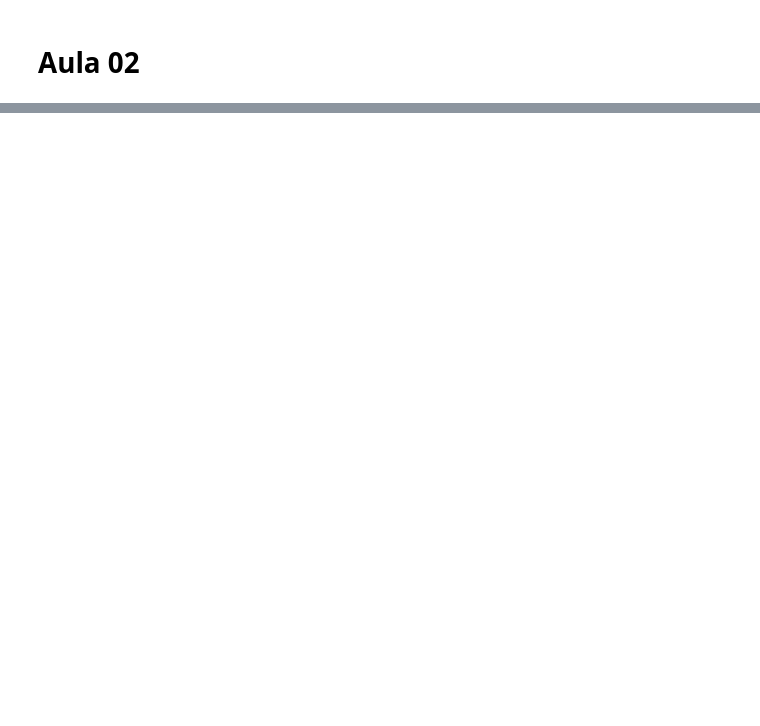
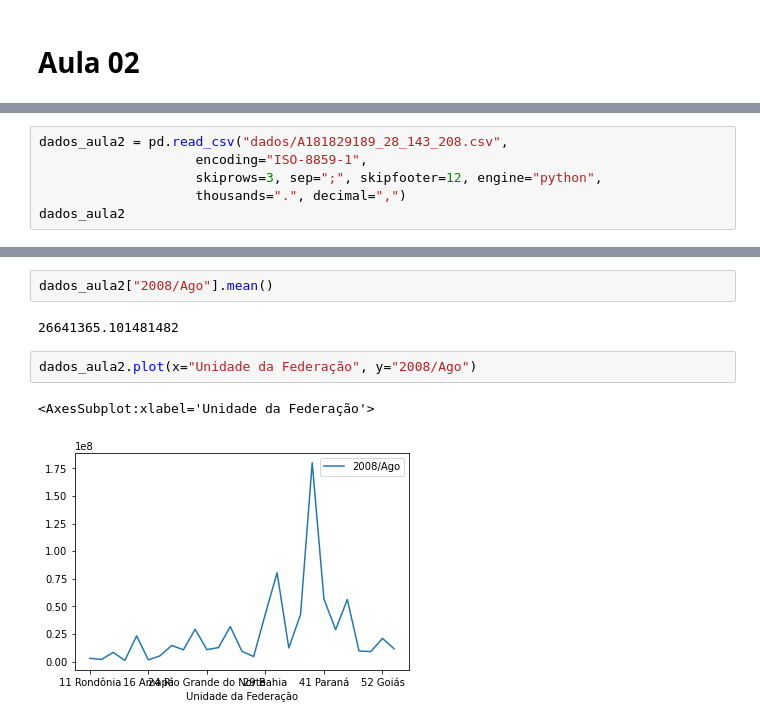
Before and after one commit to iplusl/Bootcamp_Data_Science, a Jupyter notebook: Modulo1/notebooks/Modulo1.ipynb, the cells around one changed output, grey strips where cells are left out. Cells and saved outputs as stored; diff of their text form; blank space fills up the shorter version.

Commit message:
Commit final da aula 2

```diff
--- a/Modulo1/notebooks/Modulo1.ipynb
+++ b/Modulo1/notebooks/Modulo1.ipynb
@@ -164,0 +169,6 @@ plt.show()
+# %%
+dados_aula2 = pd.read_csv("dados/A181829189_28_143_208.csv",
+                    encoding="ISO-8859-1",
+                    skiprows=3, sep=";", skipfooter=12, engine="python",
+                    thousands=".", decimal=",")
+dados_aula2
@@ -164,0 +274,9 @@ plt.show()
+# %%
+dados_aula2["2008/Ago"].mean()
+# %% [output]
+26641365.101481482
+# %%
+dados_aula2.plot(x="Unidade da Federação", y="2008/Ago")
+# %% [output]
+<AxesSubplot:xlabel='Unidade da Federação'>
+[figure, added]
```
Also changed, not shown: parts of 35 cells of this notebook, 1 other file.
